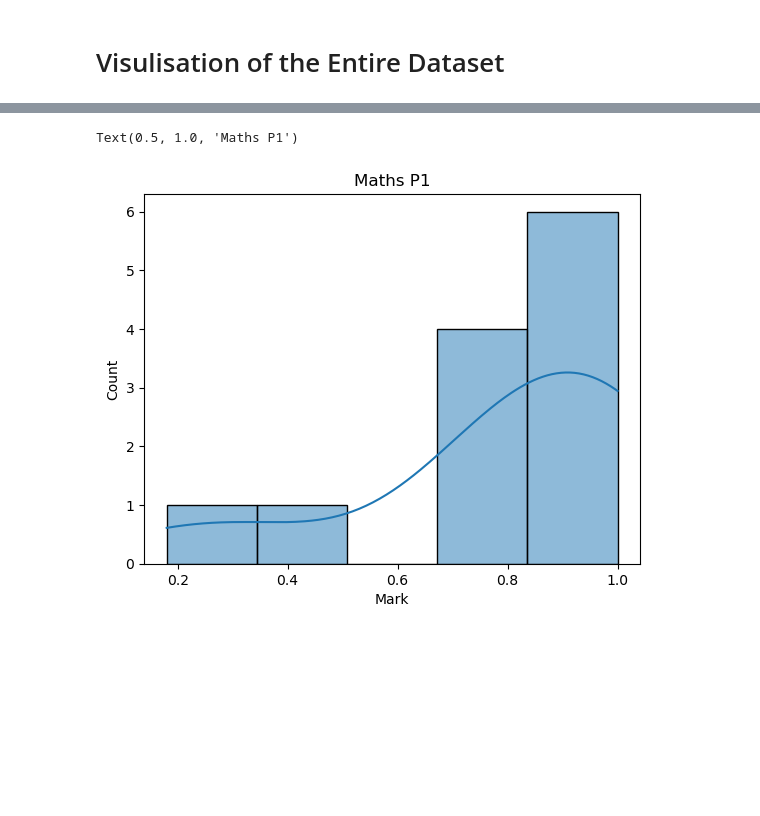
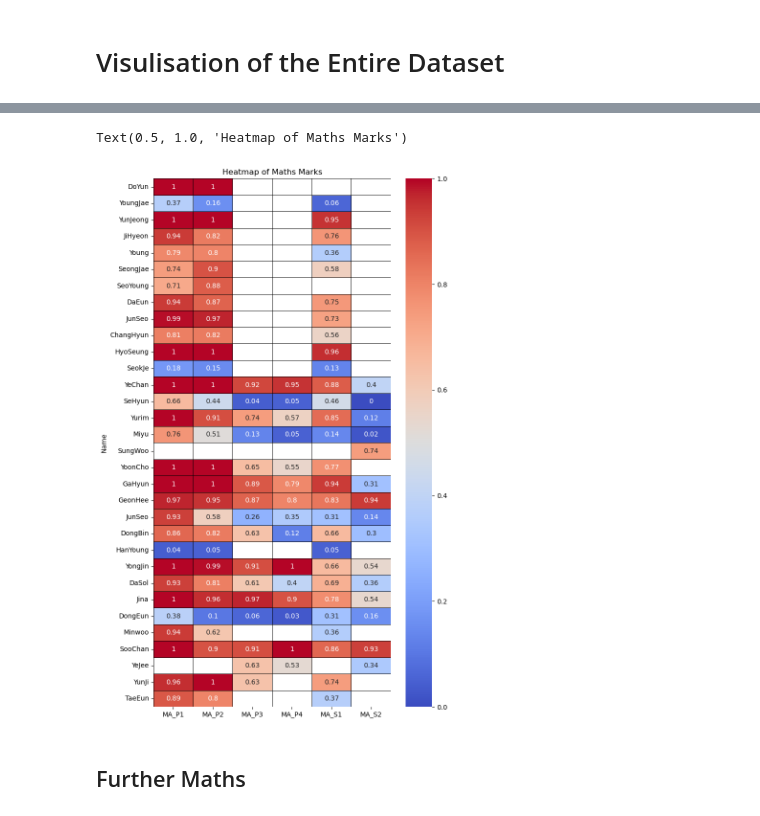
Before and after one commit to dlehdgk/assessments, a Jupyter notebook: june_analysis.ipynb, the cells around one changed output, grey strips where cells are left out. Saved outputs shown, nothing was run; the diff lists cells and outputs as text; code cells hidden in the pictures; blank space fills up the shorter version.

```diff
--- a/june_analysis.ipynb
+++ b/june_analysis.ipynb
@@ -41,6 +56,18 @@ sns.barplot(melt, x ='Exam',y='Mark',hue='Subject')
-# %%
-sns.histplot(data=melt[melt['Exam']=='P1'],x = 'Mark',kde=True)
-plt.title('Maths P1')
-# %% [output]
-Text(0.5, 1.0, 'Maths P1')
-[figure, removed]
+# %%
+plt.figure(figsize=(8, 16))
+sns.heatmap(
+    data=maths_table,
+    annot=True,
+    cmap="coolwarm",
+    linewidths=0.7,
+    linecolor="black",
+)
+
+# Adjust the top margin to give more space for labels
+plt.subplots_adjust(top=0.8)
+plt.title("Heatmap of Maths Marks")
+# %% [output]
+Text(0.5, 1.0, 'Heatmap of Maths Marks')
+[figure, added]
+# %% [markdown]
+## Further Maths
```
Also changed, not shown: parts of 31 cells of this notebook, 2 other files.
